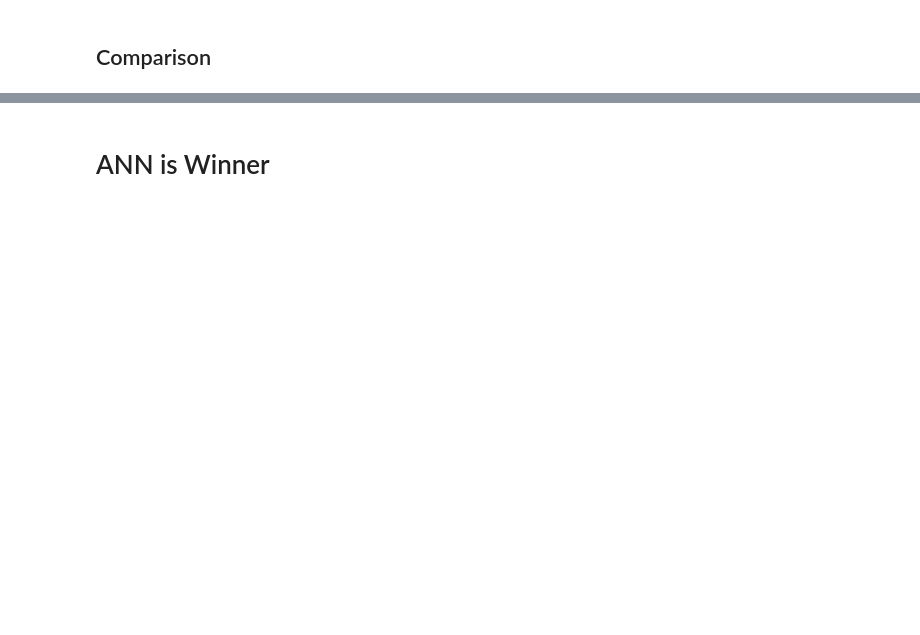
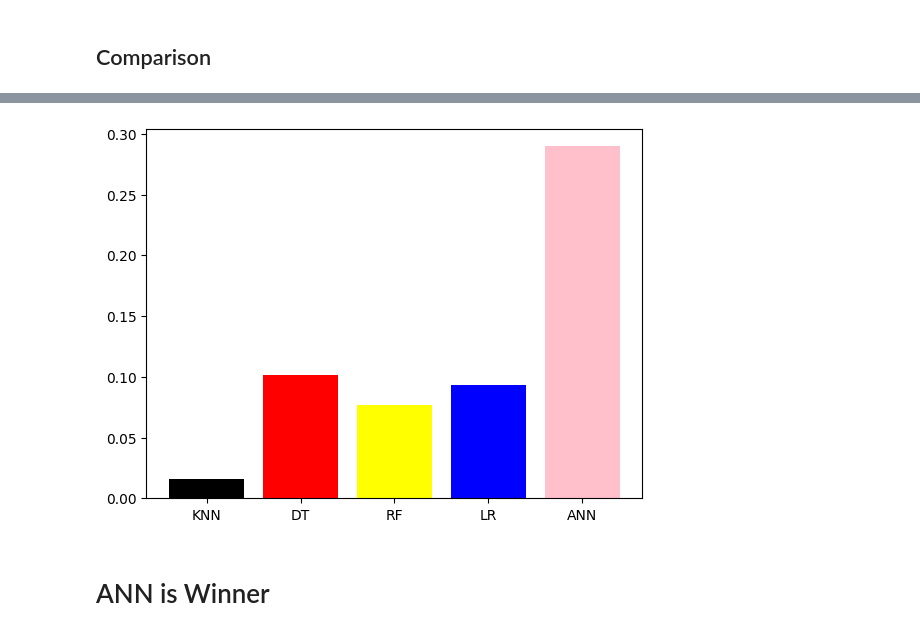
Before and after one commit to Moj47/Heart-diseases-prediction-by-ML-Algorithms, a Jupyter notebook: Heart.ipynb, the cells around one changed output, grey strips where cells are left out. Saved outputs shown, nothing was run; the diff lists cells and outputs as text; code cells hidden in the pictures; blank space fills up the shorter version.

Commit message:
i add F1 score

```diff
--- a/Heart.ipynb
+++ b/Heart.ipynb
@@ -238,2 +256,11 @@ plt.bar(title,r,color=colors)
+# %%
+f1_test_scores = [knn_f1_test, dt_f1_test, rf_f1_test, lr_f1_test, ann_f1_test]
+title = ["KNN", "DT", "RF", "LR", "ANN"]
+
+colors = ["black", 'red', 'yellow', 'blue', 'pink']
+
+bars = plt.bar(title, f1_test_scores, color=colors)
+# %% [output]
+[figure, added]
 # %% [markdown]
 # ANN is Winner
```
Also changed, not shown: parts of 10 cells of this notebook.
